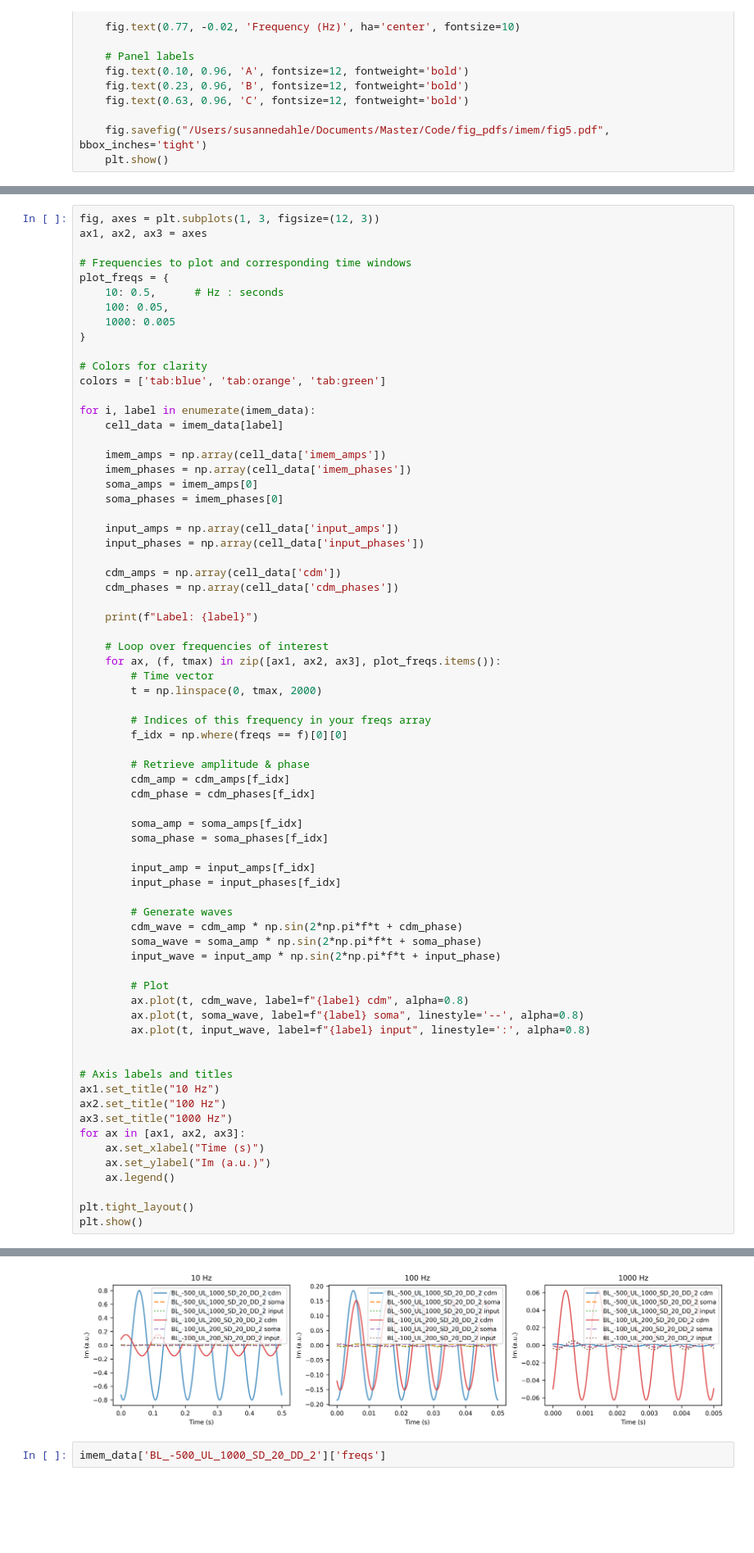
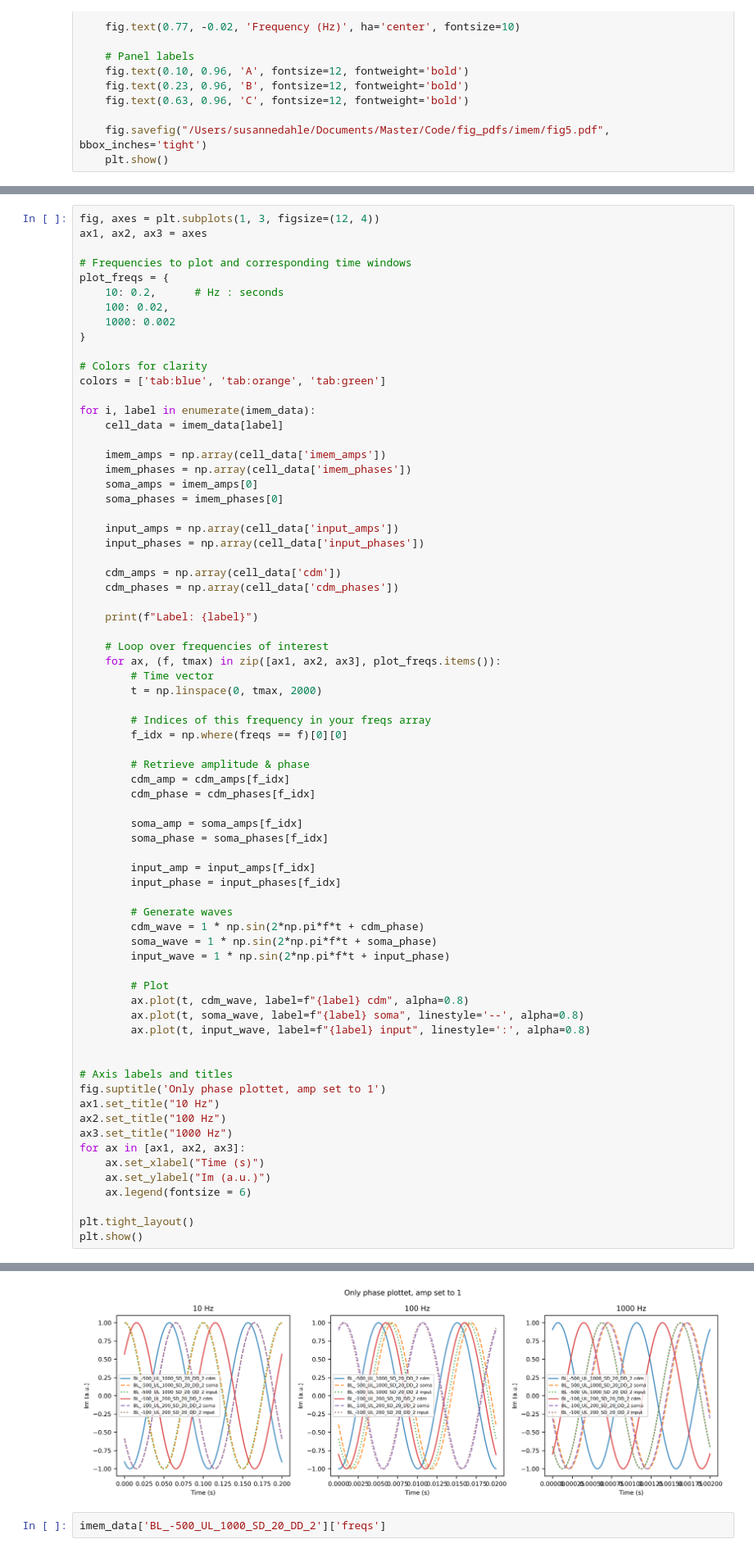
Before and after one commit to SusanneDahle/CellTypeDependenceElStim, a Jupyter notebook: notebooks/Fig-5.ipynb, the cells around one changed output, grey strips where cells are left out. Shown at 82% size. Drawn from its saved outputs; the diff is of its cells as text; blank space fills up the shorter version.

Commit message:
investigate phases

```diff
--- a/notebooks/Fig-5.ipynb
+++ b/notebooks/Fig-5.ipynb
@@ -668,14 +668,14 @@ plot_imem_ideal(scatter_imem_data, imem_data, xlim1 = (None, -2e-3), xlim2 = (-2
 # %% [output]
 [figure]
 # %%
-fig, axes = plt.subplots(1, 3, figsize=(12, 3))
+fig, axes = plt.subplots(1, 3, figsize=(12, 4))
 ax1, ax2, ax3 = axes
 
 # Frequencies to plot and corresponding time windows
 plot_freqs = {
-    10: 0.5,      # Hz : seconds
-    100: 0.05,
-    1000: 0.005
+    10: 0.2,      # Hz : seconds
+    100: 0.02,
+    1000: 0.002
 }
 
 # Colors for clarity
@@ -709,38 +709,39 @@ for i, label in enumerate(imem_data):
         cdm_amp = cdm_amps[f_idx]
         cdm_phase = cdm_phases[f_idx]
 
         soma_amp = soma_amps[f_idx]
         soma_phase = soma_phases[f_idx]
 
         input_amp = input_amps[f_idx]
         input_phase = input_phases[f_idx]
 
         # Generate waves
-        cdm_wave = cdm_amp * np.sin(2*np.pi*f*t + cdm_phase)
-        soma_wave = soma_amp * np.sin(2*np.pi*f*t + soma_phase)
-        input_wave = input_amp * np.sin(2*np.pi*f*t + input_phase)
+        cdm_wave = 1 * np.sin(2*np.pi*f*t + cdm_phase)
+        soma_wave = 1 * np.sin(2*np.pi*f*t + soma_phase)
+        input_wave = 1 * np.sin(2*np.pi*f*t + input_phase)
 
         # Plot
         ax.plot(t, cdm_wave, label=f"{label} cdm", alpha=0.8)
         ax.plot(t, soma_wave, label=f"{label} soma", linestyle='--', alpha=0.8)
         ax.plot(t, input_wave, label=f"{label} input", linestyle=':', alpha=0.8)
 
 
 # Axis labels and titles
+fig.suptitle('Only phase plottet, amp set to 1')
 ax1.set_title("10 Hz")
 ax2.set_title("100 Hz")
 ax3.set_title("1000 Hz")
 for ax in [ax1, ax2, ax3]:
     ax.set_xlabel("Time (s)")
     ax.set_ylabel("Im (a.u.)")
-    ax.legend()
+    ax.legend(fontsize = 6)
 
 plt.tight_layout()
 plt.show()
 # %% [output]
 Label: BL_-500_UL_1000_SD_20_DD_2
 Label: BL_-100_UL_200_SD_20_DD_2
-[figure, old version]
+[figure, new version]
 # %%
 imem_data['BL_-500_UL_1000_SD_20_DD_2']['freqs']
 # %% [output]
```
